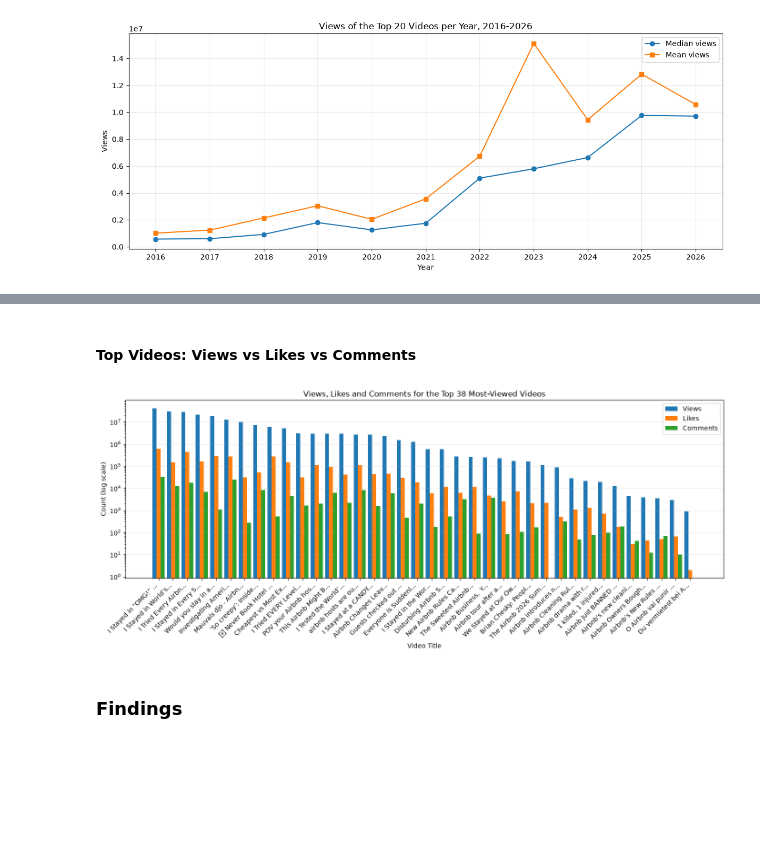
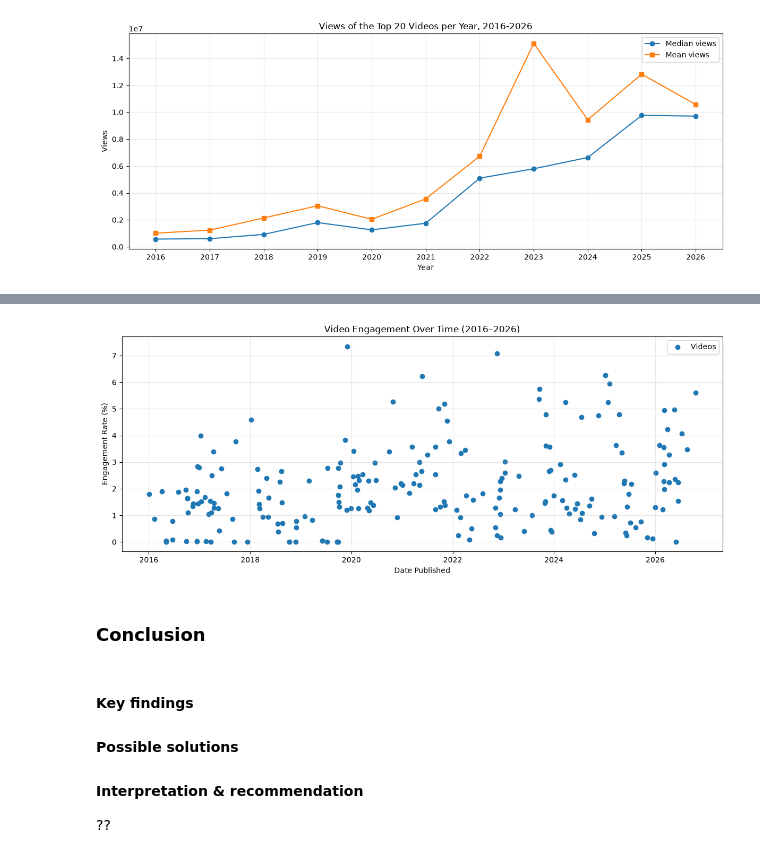
Before and after one commit to caliburanime/205-project, a Jupyter notebook: MIS_205_Assignment.ipynb, the cells around one changed output, grey strips where cells are left out. Cells and saved outputs as stored; diff of their text form; code cells hidden in the pictures; blank space fills up the shorter version.

```diff
--- a/MIS_205_Assignment.ipynb
+++ b/MIS_205_Assignment.ipynb
@@ -442,34 +442,29 @@ Simple engagement by year plot generated successfully.
-# %% [markdown]
-#### Top Videos: Views vs Likes vs Comments
-# %%
-import matplotlib.pyplot as plt
-import numpy as np
-
-plot_df = df.sort_values("Views", ascending=False).head(50).copy()
-plot_df["Short Title"] = plot_df["Video Title"].apply(
-    lambda t: t if len(t) <= 22 else t[:19] + "..."
-)
-
-x = np.arange(len(plot_df))   # one x position per video
-width = 0.28                  # width of each of the 3 bars
-
-fig, ax = plt.subplots(figsize=(14, 6))
-
-ax.bar(x - width, plot_df["Views"],    width, label="Views",    color="#1f77b4")
-ax.bar(x,         plot_df["Likes"],    width, label="Likes",    color="#ff7f0e")
-ax.bar(x + width, plot_df["Comments"], width, label="Comments", color="#2ca02c")
-
-ax.set_xticks(x)
-ax.set_xticklabels(plot_df["Short Title"], rotation=45, ha="right")
-ax.set_xlabel("Video Title")
-ax.set_ylabel("Count (log scale)")
-ax.set_title(f"Views, Likes and Comments for the Top {len(plot_df)} Most-Viewed Videos")
-ax.set_yscale("log")   # log scale so Likes/Comments stay readable next to Views
-ax.grid(axis="y", alpha=0.3)
-ax.legend()
-plt.tight_layout()
-plt.show()
-# %% [output]
-[figure, removed]
+# %%
+# Chart 4: Engagement over time, linear
+plt.figure(figsize=(12, 5))
+
+plt.scatter(trend_df["Published"], trend_df["Engagement Rate (%)"], label="Videos")
+
+plt.xlabel("Date Published")
+plt.ylabel("Engagement Rate (%)")
+plt.title("Video Engagement Over Time (2016–2026)")
+plt.grid(alpha=0.3)
+plt.legend()
+
+plt.tight_layout()
+plt.show()
+# %% [output]
+[figure, added]
 # %% [markdown]
-### Findings
+### **Conclusion**
+# %% [markdown]
+
+#### Key findings
+
+
+#### Possible solutions
+
+#### Interpretation & recommendation
+
+
+??
```
Also changed, not shown: parts of 17 cells of this notebook.
